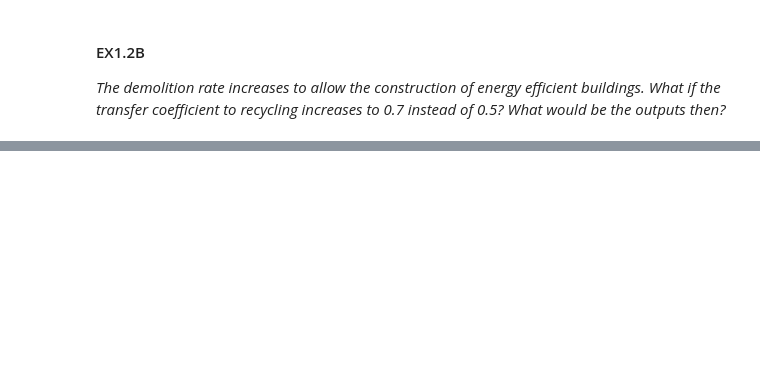
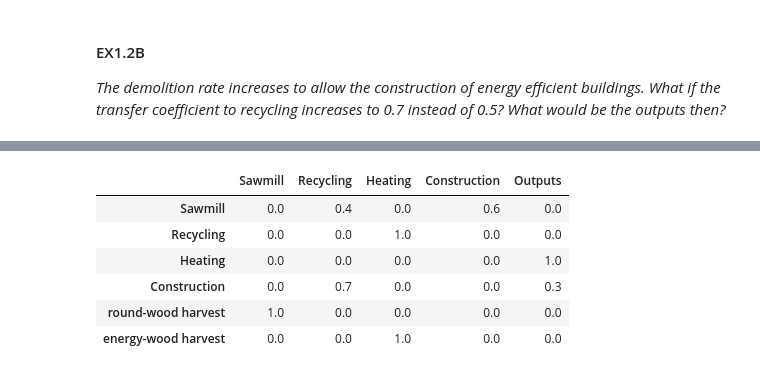
Before and after one commit to epfl-herus/ENV-501_MEFA_exercises, a Jupyter notebook: EX4_W5_MFAmatrix/EXERCISE W5_Q&A.ipynb, the cells around one changed output, grey strips where cells are left out. Drawn from its saved outputs; the diff is of its cells as text; code cells hidden in the pictures; blank space fills up the shorter version.

```diff
--- a/EX4_W5_IOA/EXERCISE W7_Q&A.ipynb
+++ b/EX4_W5_MFAmatrix/EXERCISE W5_Q&A.ipynb
@@ -183,3 +216,13 @@ Kt_b_df = pd.DataFrame(Kt_b,
+# %%
+Kt_b_df
+# %% [output]
+|  | Sawmill | Recycling | Heating | Construction | Outputs |
+| Sawmill | 0.0 | 0.4 | 0.0 | 0.6 | 0.0 |
+| Recycling | 0.0 | 0.0 | 1.0 | 0.0 | 0.0 |
+| Heating | 0.0 | 0.0 | 0.0 | 0.0 | 1.0 |
+| Construction | 0.0 | 0.7 | 0.0 | 0.0 | 0.3 |
+| round-wood harvest | 1.0 | 0.0 | 0.0 | 0.0 | 0.0 |
+| energy-wood harvest | 0.0 | 0.0 | 1.0 | 0.0 | 0.0 |
 # %%
 # -- Matrix calculations for the two scenarios
 
```
Also changed, not shown: parts of 34 cells of this notebook, 23 other files.
